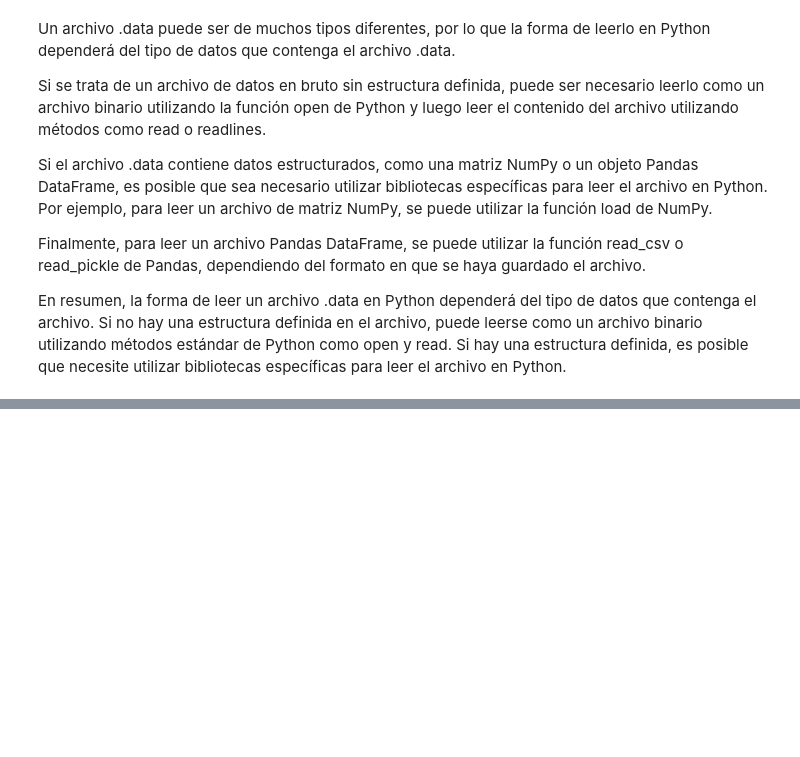
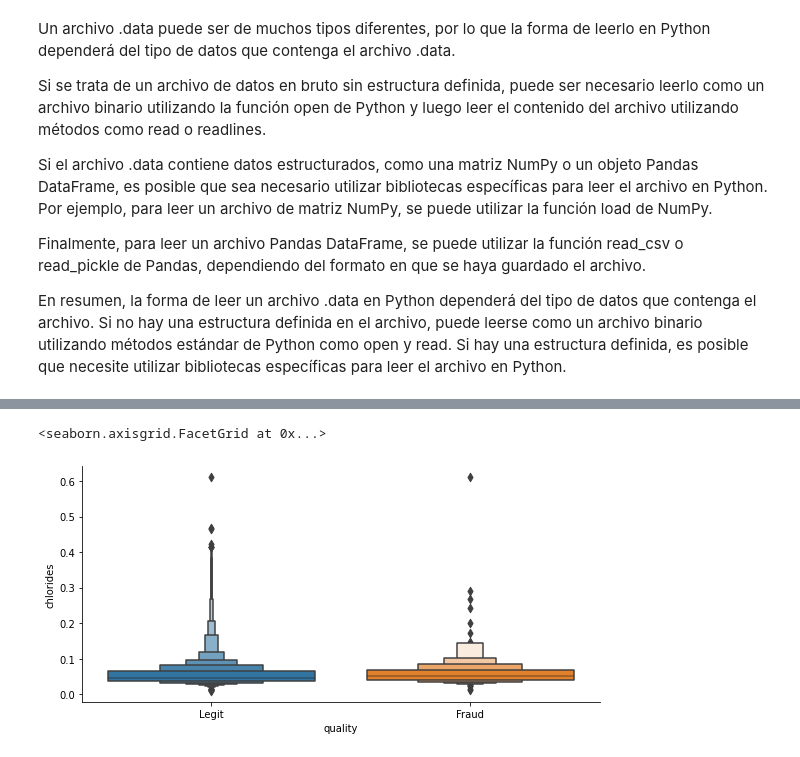
Before and after one commit to SantiagoTaracena01/data-mining-lab-03, a Jupyter notebook: src/main.ipynb, the cells around one changed output, grey strips where cells are left out. Saved outputs shown, nothing was run; the diff lists cells and outputs as text; code cells hidden in the pictures; blank space fills up the shorter version.

```diff
--- a/src/main.ipynb
+++ b/src/main.ipynb
@@ -30,0 +105,5 @@ En resumen, la forma de leer un archivo .data en Python dependerá del tipo de d
+# %%
+sns.catplot(x="quality", y="chlorides", data=data, kind="boxen", height=4, aspect=2)
+# %% [output]
+<seaborn.axisgrid.FacetGrid at 0x...>
+[figure, added]
```
Also changed, not shown: parts of 19 cells of this notebook.
